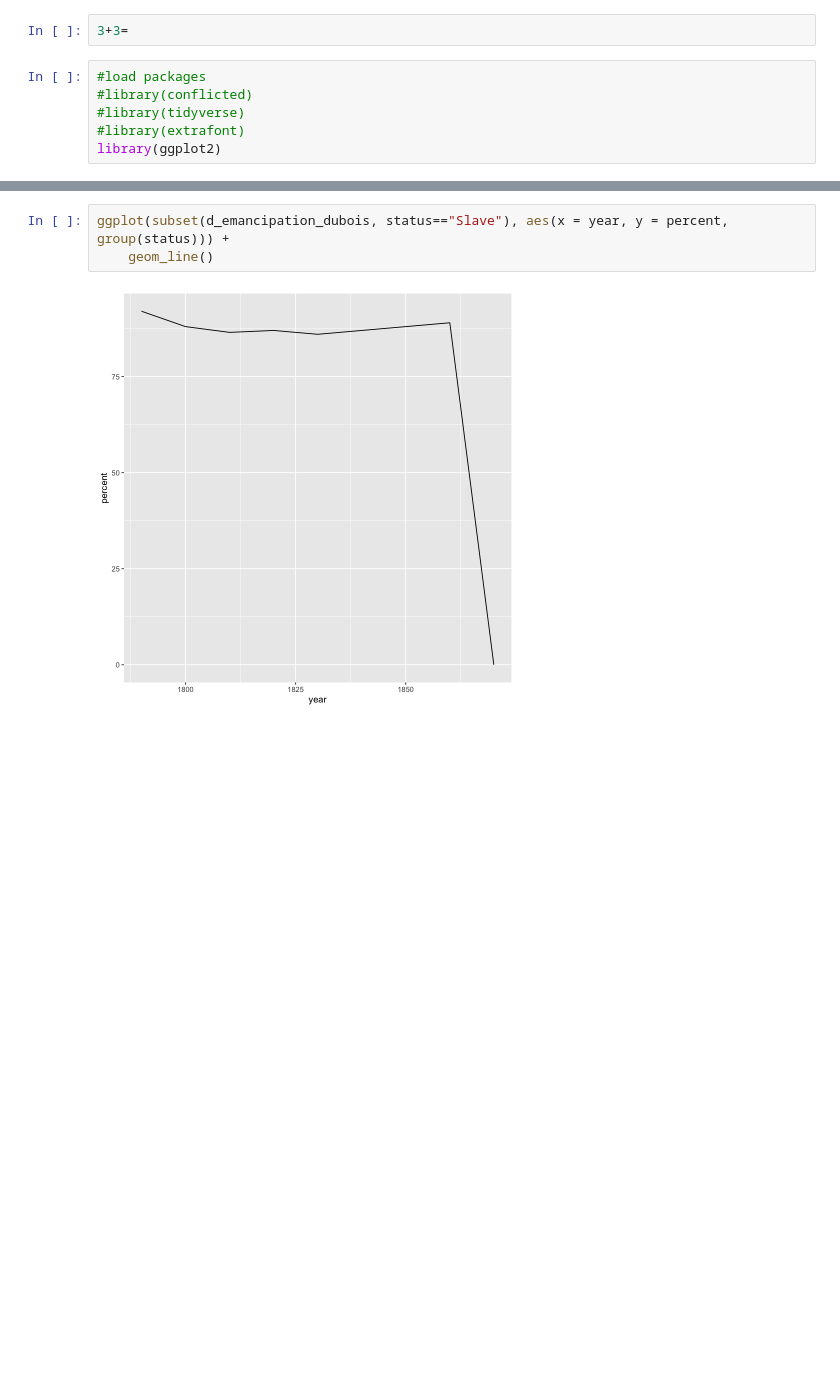
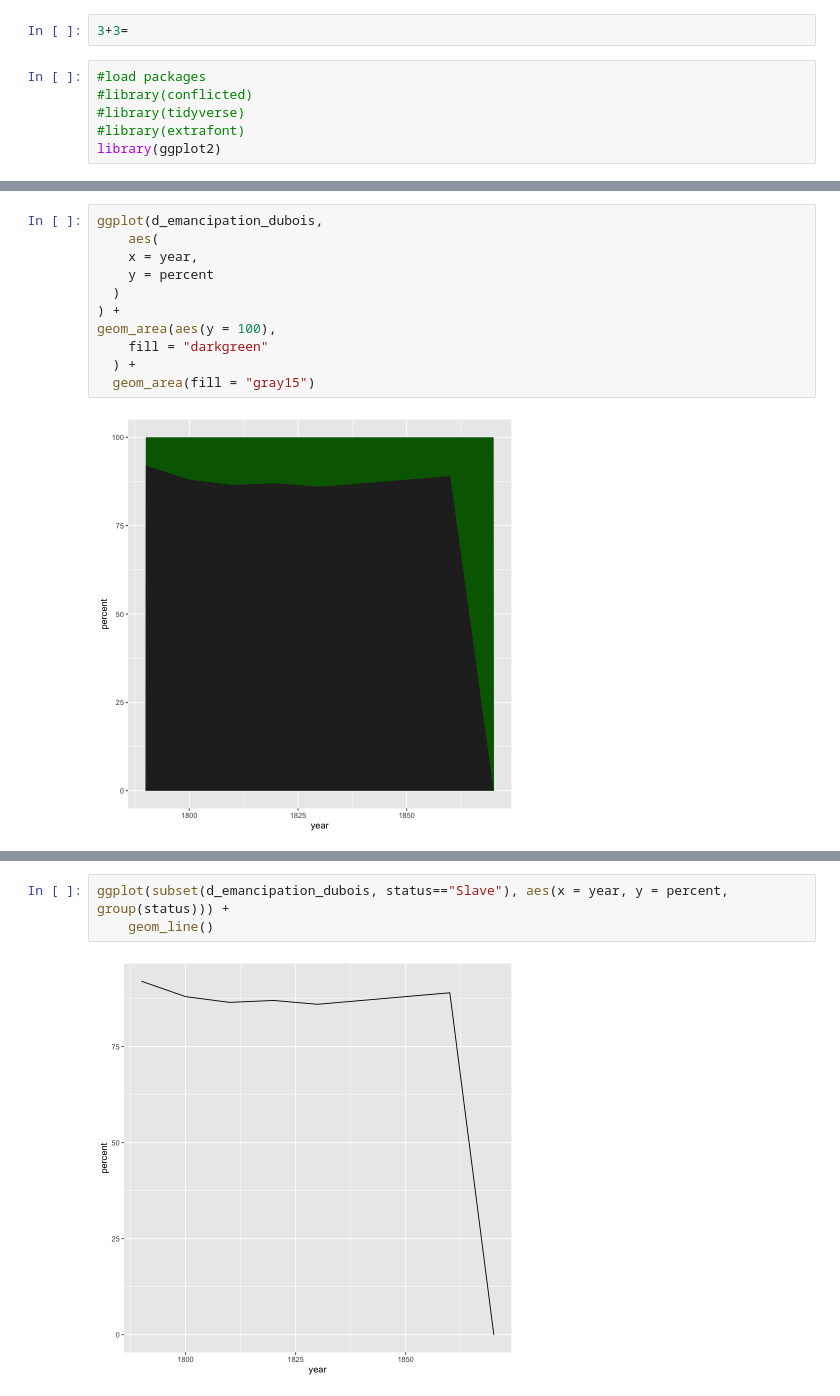
Before and after one commit to ehestir/Du-Bois-STEM, a Jupyter notebook: r_emancipation_dubois.ipynb, the cells around one changed output, grey strips where cells are left out. Drawn from its saved outputs; the diff is of its cells as text; blank space fills up the shorter version.

```diff
--- a/r_emancipation_dubois.ipynb
+++ b/r_emancipation_dubois.ipynb
@@ -62,0 +70,13 @@ A data.frame: 18 × 4
+# %%
+ggplot(d_emancipation_dubois,
+    aes(
+    x = year,
+    y = percent
+  )
+) +
+geom_area(aes(y = 100),
+    fill = "darkgreen"
+  ) +
+  geom_area(fill = "gray15")
+# %% [output]
+[figure, added]
```
Also changed, not shown: parts of 15 cells of this notebook.
